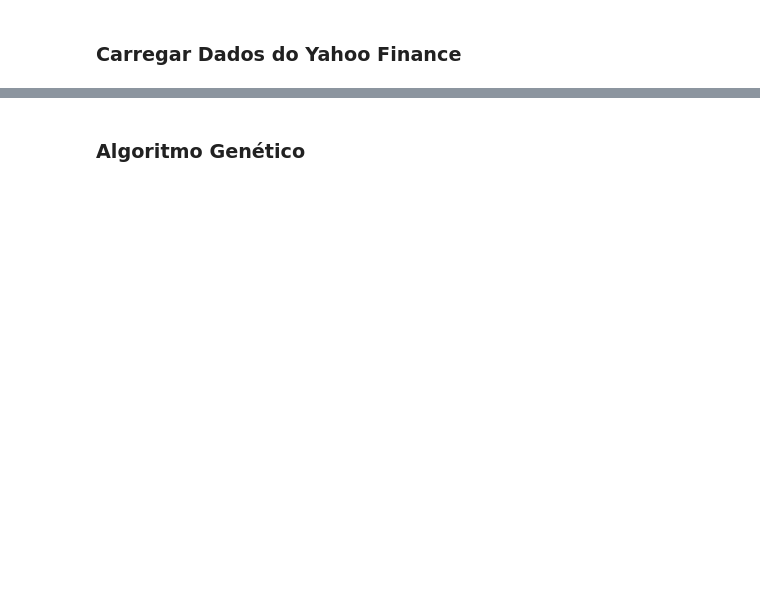
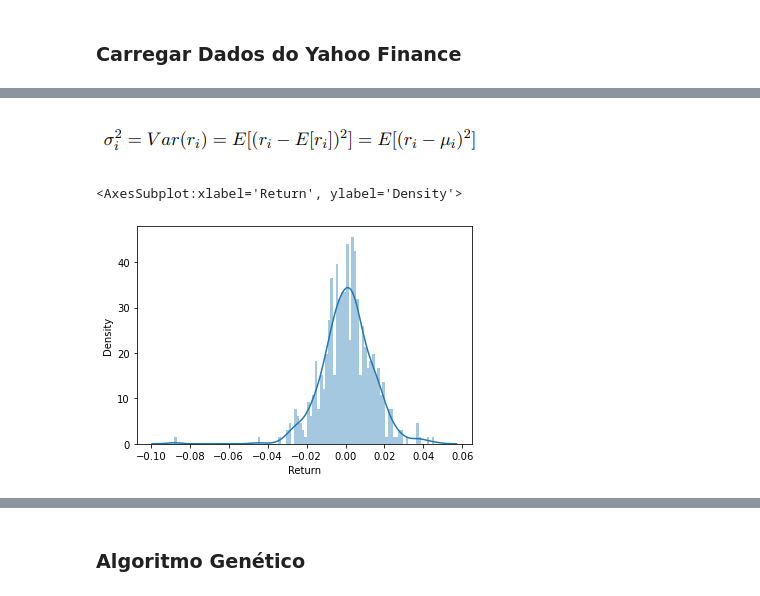
Before and after one commit to JumpingDino/GenPort, a Jupyter notebook: notebooks/Untitled.ipynb, the cells around one changed output, grey strips where cells are left out. Cells and saved outputs as stored; diff of their text form; code cells hidden in the pictures; blank space fills up the shorter version.

```diff
--- a/notebooks/Untitled.ipynb
+++ b/notebooks/Untitled.ipynb
@@ -62,0 +19,24 @@ df
+# %%
+row = []
+return_dict = {}
+
+for ticker in TICKERS:
+    df = web.get_data_yahoo(ticker, '2017-01-01', '2019-12-31')
+    subdf = df.loc['2017-01-01':'2018-12-31'].copy()
+    subdf['Return'] = subdf['Adj Close'].pct_change(1)
+
+    #populate dict with returns
+    return_dict[ticker] = subdf['Return']
+
+    #create table with returns and volatility
+    exp_return = np.mean(subdf['Return'])
+    volatility = np.sqrt(np.var(subdf['Return']))
+
+    row.append([ticker, exp_return, volatility])
+# %% [markdown]
+![image.png](attachment:image.png)
+# %%
+sns.distplot(subdf['Return'].dropna(),bins=100)
+# %% [output]
+<AxesSubplot:xlabel='Return', ylabel='Density'>
+[figure, added]
```
Also changed, not shown: parts of 50 cells of this notebook, 1 other file.
